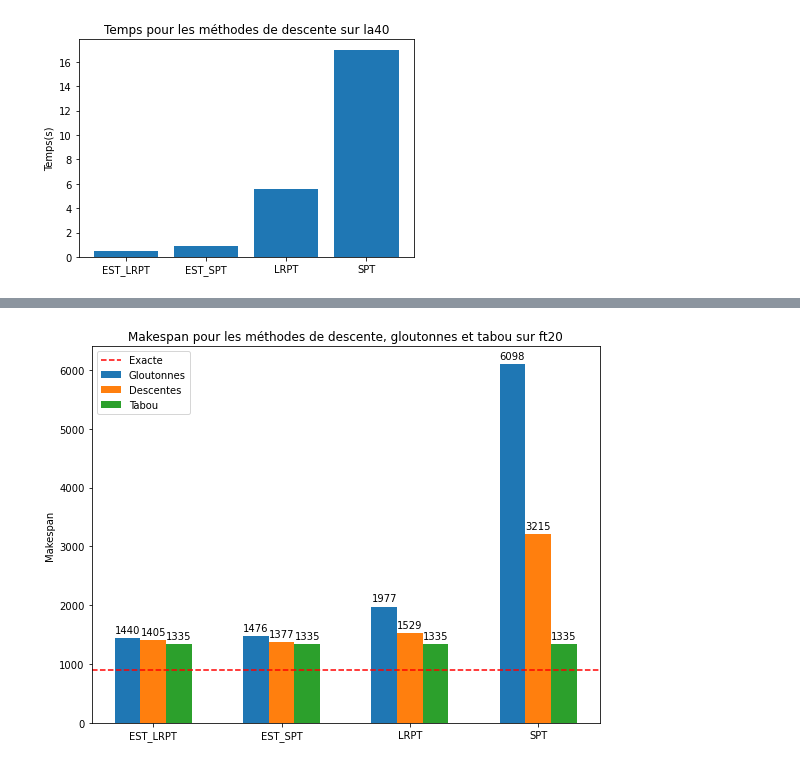
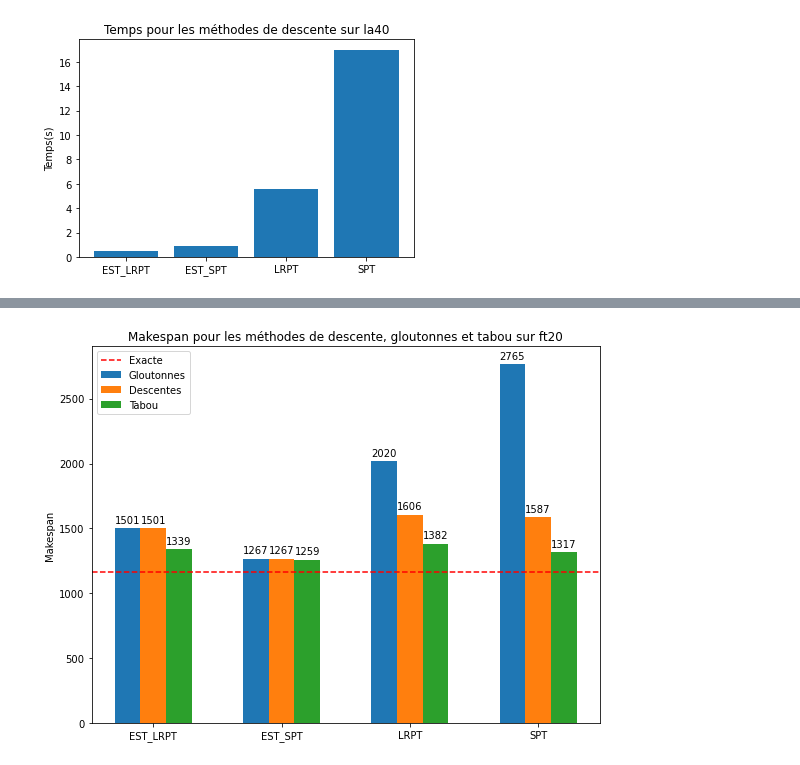
Before and after one commit to tcotte/Jobshop, a Jupyter notebook: plot_graphs.ipynb, the cells around one changed output, grey strips where cells are left out. Cells and saved outputs as stored; diff of their text form; code cells hidden in the pictures.

```diff
--- a/plot_graphs.ipynb
+++ b/plot_graphs.ipynb
@@ -120,18 +122,8 @@ plot_3col(labels, descente, gloutonne, tabou, 1165, instance)
 # %%
 descente = [1501,1267,1606,1587]
 gloutonne = [1501,1267,2020,2765]
+tabou = [1339, 1259, 1382, 1317]
 
-tabou = [1335, 1335, 1335, 1335]
-instance="la40"
-
-plot_3col(labels, descente, gloutonne, tabou, 122, "la40")
+plot_3col(labels, descente, gloutonne, tabou, 1165, "ft20")
+# %% [output]
+[figure, added]
-# %%
-descente = [1501,1267,1606,1587]
-gloutonne = [1501,1267,2020,2765]
-
-tabou = [1335, 1335, 1335, 1335]
-instance="la40"
-
-plot_3col(labels, descente, gloutonne, tabou, 122, "la40")
-# %% [output]
-[figure, removed]
```
Also changed, not shown: parts of 2 cells of this notebook, 4 other files.
